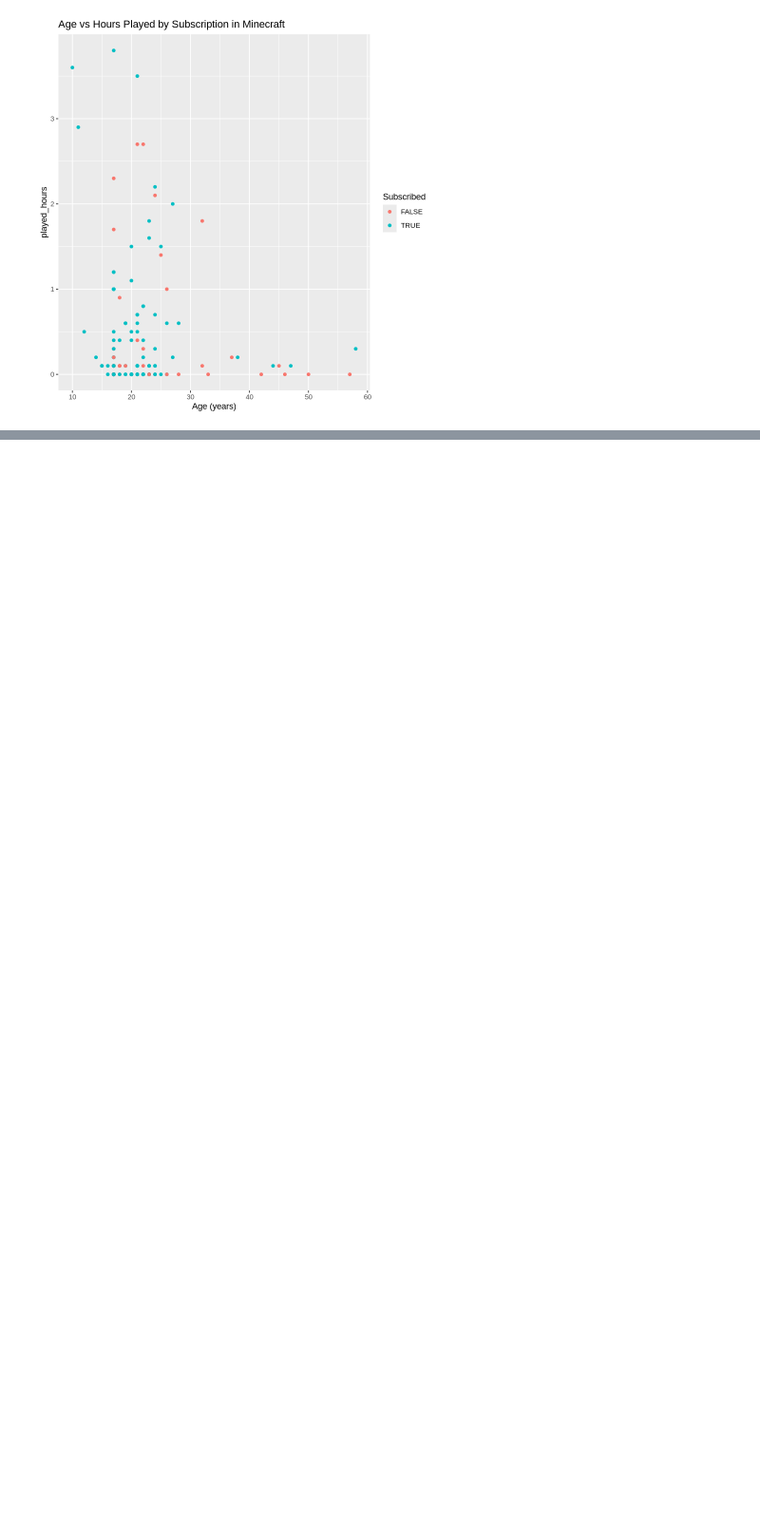
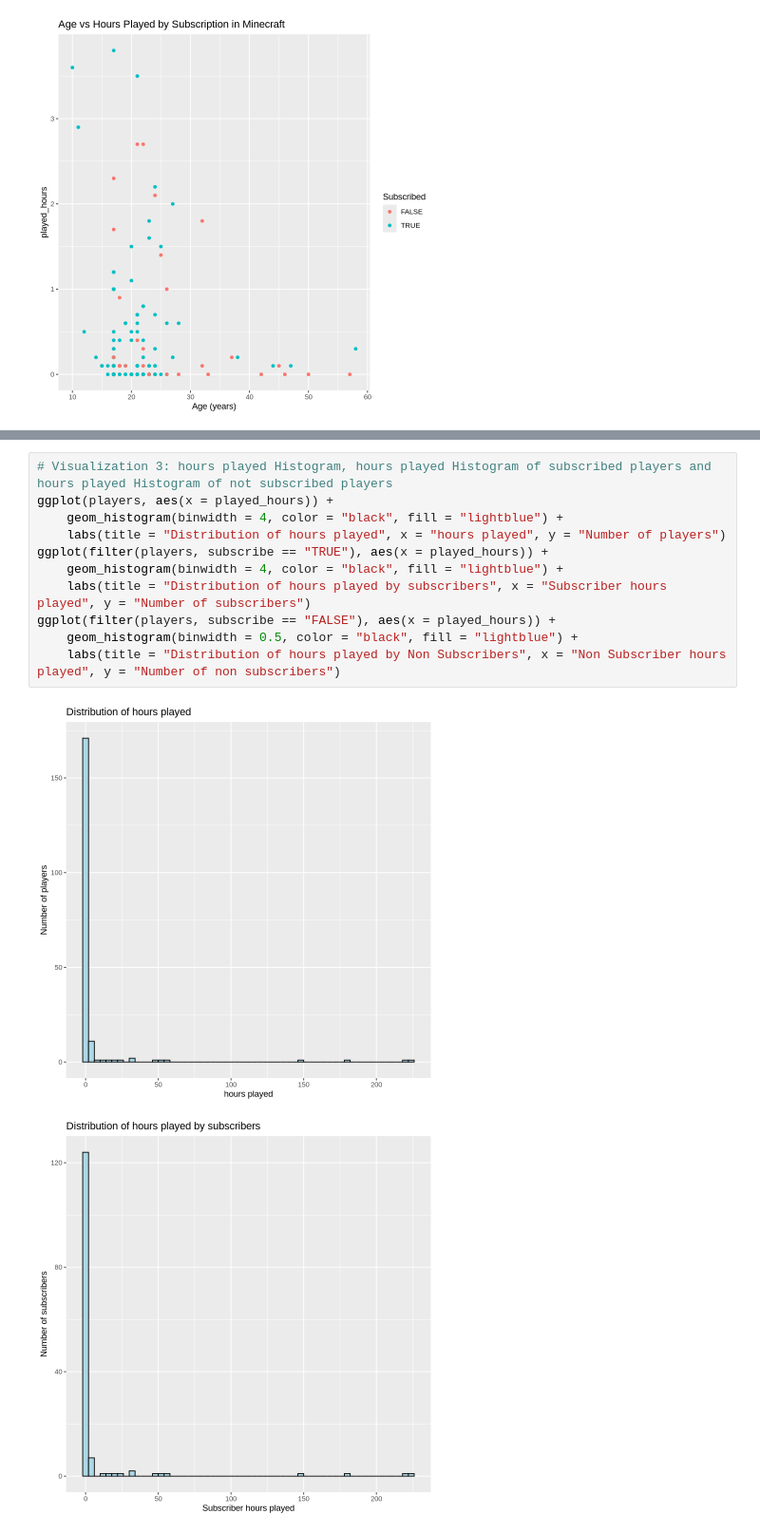
Before and after one commit to mannats74/DSCIProjectIndividual, a Jupyter notebook: DSCIProjectIndividual.ipynb, the cells around one changed output, grey strips where cells are left out. Shown at 95% size. Saved outputs shown, nothing was run; the diff lists cells and outputs as text; blank space fills up the shorter version.

```diff
--- a/DSCIProjectIndividual.ipynb
+++ b/DSCIProjectIndividual.ipynb
@@ -190,0 +226,14 @@ Warning message:
+# %%
+# Visualization 3: hours played Histogram, hours played Histogram of subscribed players and hours played Histogram of not subscribed players
+ggplot(players, aes(x = played_hours)) +
+    geom_histogram(binwidth = 4, color = "black", fill = "lightblue") +
+    labs(title = "Distribution of hours played", x = "hours played", y = "Number of players")
+ggplot(filter(players, subscribe == "TRUE"), aes(x = played_hours)) +
+    geom_histogram(binwidth = 4, color = "black", fill = "lightblue") +
+    labs(title = "Distribution of hours played by subscribers", x = "Subscriber hours played", y = "Number of subscribers")
+ggplot(filter(players, subscribe == "FALSE"), aes(x = played_hours)) +
+    geom_histogram(binwidth = 0.5, color = "black", fill = "lightblue") +
+    labs(title = "Distribution of hours played by Non Subscribers", x = "Non Subscriber hours played", y = "Number of non subscribers")
+# %% [output]
+[figure, added]
+[figure, added]
```
Also changed, not shown: parts of 7 cells of this notebook.
